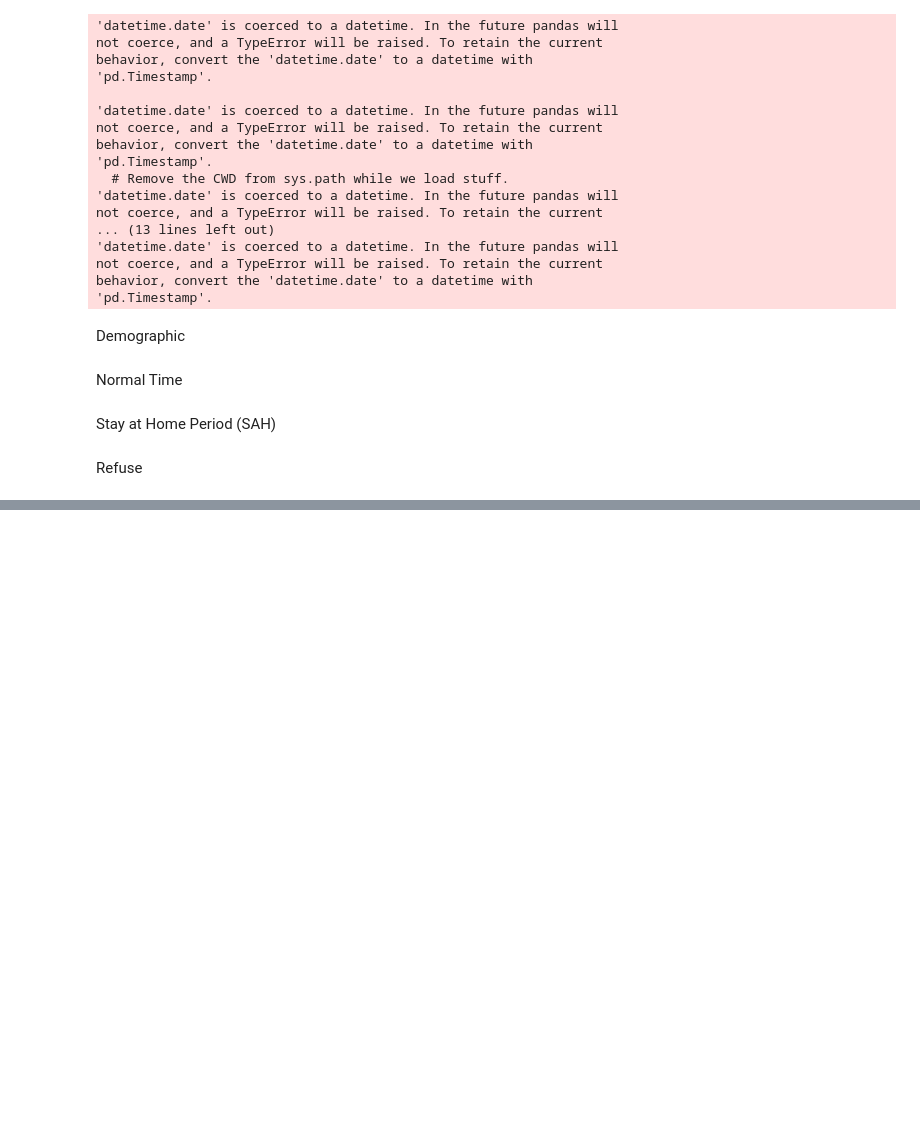
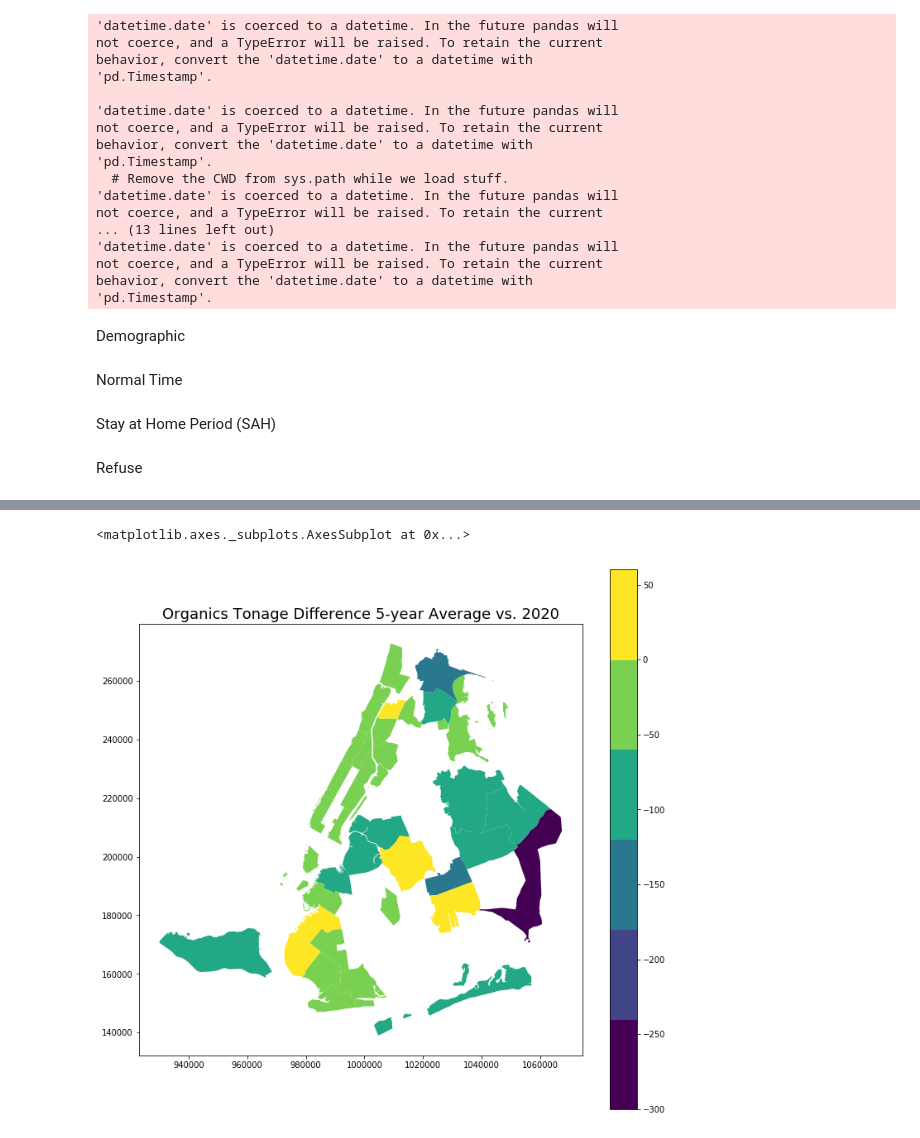
Before and after one commit to Fyfy1996/NYC_circular_econ, a Jupyter notebook: waste generation geographic distribution.ipynb, the cells around one changed output, grey strips where cells are left out. Cells and saved outputs as stored; diff of their text form; code cells hidden in the pictures; blank space fills up the shorter version.

```diff
--- a/waste generation geographic distribution.ipynb
+++ b/waste generation geographic distribution.ipynb
@@ -129,0 +131,9 @@ nycd_heat.plot(ax=ax, column='Trash', legend = True, cmap=plt.cm.get_cmap('virid
+# %%
+org_nycd_heat = nycd_heat.loc[nycd_heat.Organics!=0]
+# Lighter the color, bigger the tonnage drop in organics collection during Stay At Home.
+f, ax = plt.subplots(1,1, figsize=(12, 12))
+ax.set_title("Organics Tonage Difference 5-year Average vs. 2020", fontsize=18)
+org_nycd_heat.plot(ax=ax, column='Organics', legend = True, cmap=plt.cm.get_cmap('viridis',6),vmin=-300,vmax=60)
+# %% [output]
+<matplotlib.axes._subplots.AxesSubplot at 0x...>
+[figure, added]
```
Also changed, not shown: parts of 4 cells of this notebook.
